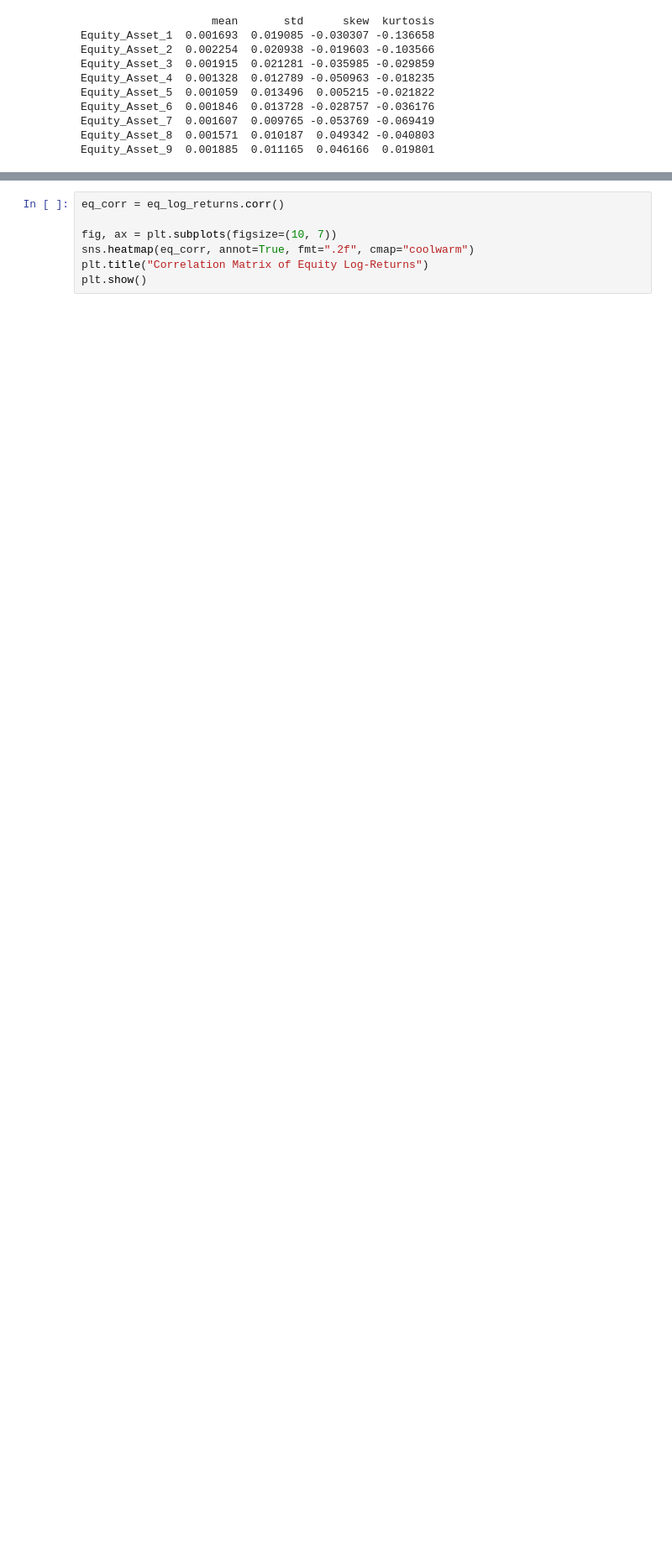
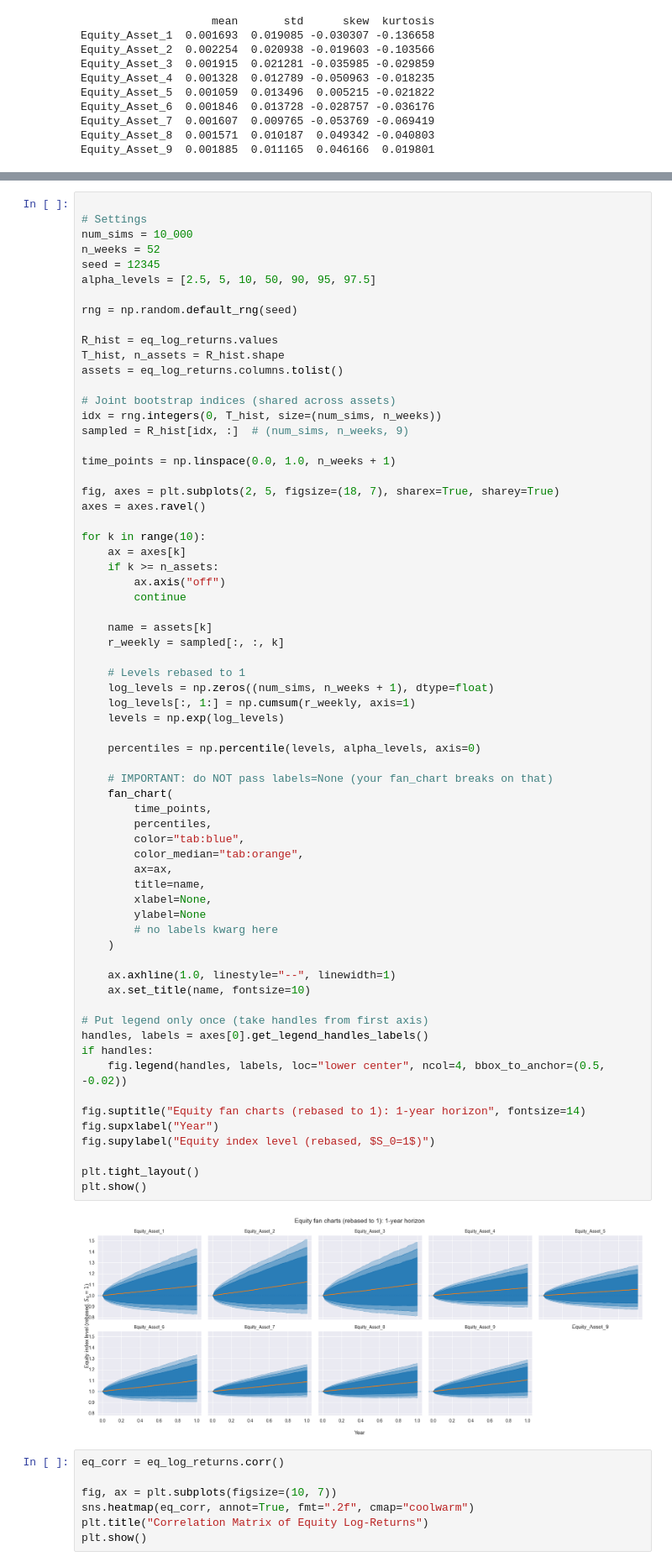
Before and after one commit to Madsnhr/FinEcon, a Jupyter notebook: Exam 2025/codeing/Solution.ipynb, the cells around one changed output, grey strips where cells are left out. Shown at 84% size. Drawn from its saved outputs; the diff is of its cells as text; blank space fills up the shorter version.

```diff
--- a/Exam 2025/codeing/Solution.ipynb
+++ b/Exam 2025/codeing/Solution.ipynb
@@ -1268,3 +1320,71 @@ Equity_Asset_9  0.001885  0.011165  0.046166  0.019801
+# %%
+
+# Settings
+num_sims = 10_000
+n_weeks = 52
+seed = 12345
+alpha_levels = [2.5, 5, 10, 50, 90, 95, 97.5]
+
+rng = np.random.default_rng(seed)
+
+R_hist = eq_log_returns.values
+T_hist, n_assets = R_hist.shape
+assets = eq_log_returns.columns.tolist()
+
+# Joint bootstrap indices (shared across assets)
+idx = rng.integers(0, T_hist, size=(num_sims, n_weeks))
+sampled = R_hist[idx, :]  # (num_sims, n_weeks, 9)
+
+time_points = np.linspace(0.0, 1.0, n_weeks + 1)
+
+fig, axes = plt.subplots(2, 5, figsize=(18, 7), sharex=True, sharey=True)
+axes = axes.ravel()
+
+for k in range(10):
+    ax = axes[k]
+    if k >= n_assets:
+        ax.axis("off")
+        continue
+
+    name = assets[k]
+    r_weekly = sampled[:, :, k]
+
+    # Levels rebased to 1
+    log_levels = np.zeros((num_sims, n_weeks + 1), dtype=float)
+    log_levels[:, 1:] = np.cumsum(r_weekly, axis=1)
+    levels = np.exp(log_levels)
+
+    percentiles = np.percentile(levels, alpha_levels, axis=0)
+
+    # IMPORTANT: do NOT pass labels=None (your fan_chart breaks on that)
+    fan_chart(
+        time_points,
+        percentiles,
+        color="tab:blue",
+        color_median="tab:orange",
+        ax=ax,
+        title=name,
+        xlabel=None,
+        ylabel=None
+        # no labels kwarg here
+    )
+
+    ax.axhline(1.0, linestyle="--", linewidth=1)
+    ax.set_title(name, fontsize=10)
+
+# Put legend only once (take handles from first axis)
+handles, labels = axes[0].get_legend_handles_labels()
+if handles:
+    fig.legend(handles, labels, loc="lower center", ncol=4, bbox_to_anchor=(0.5, -0.02))
+
+fig.suptitle("Equity fan charts (rebased to 1): 1-year horizon", fontsize=14)
+fig.supxlabel("Year")
+fig.supylabel("Equity index level (rebased, $S_0=1$)")
+
+plt.tight_layout()
+plt.show()
+# %% [output]
+[figure, added]
 # %%
 eq_corr = eq_log_returns.corr()
 
```
Also changed, not shown: parts of 8 cells of this notebook, 9 other files.
